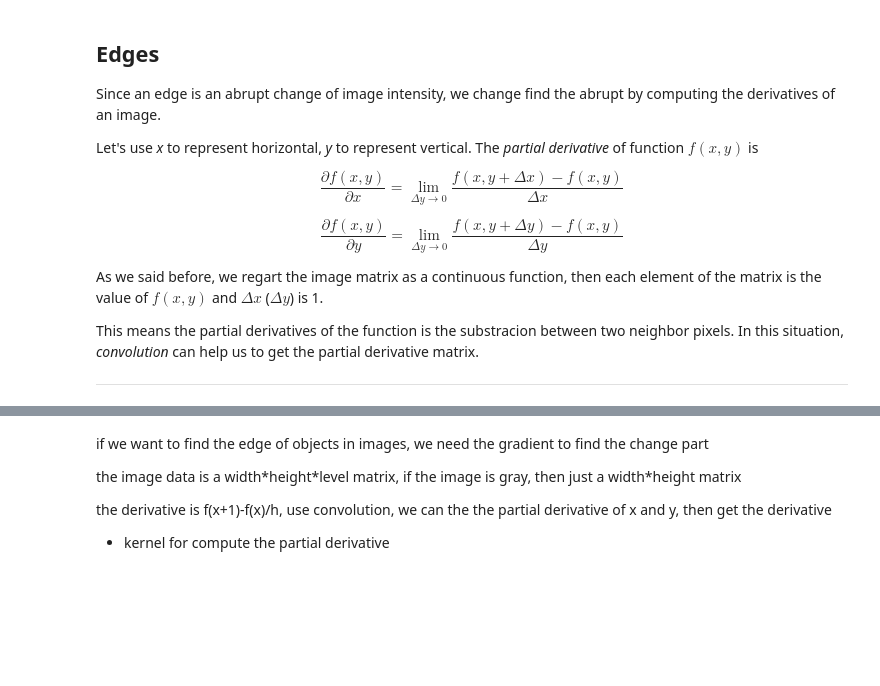
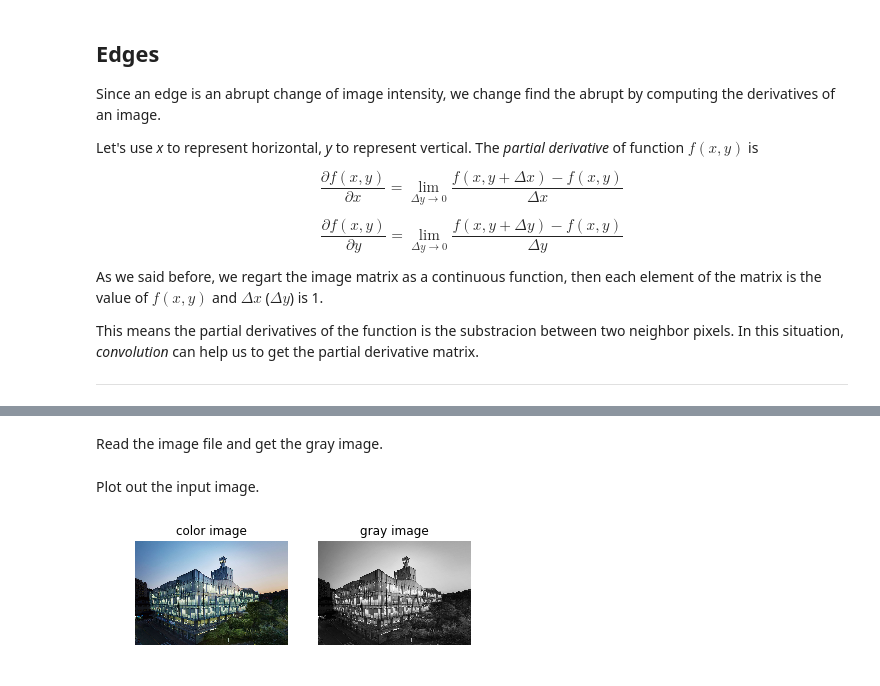
Before and after one commit to z1ggy-o/assignment01, a Jupyter notebook: assignment05/assignment05.ipynb, the cells around one changed output, grey strips where cells are left out. Saved outputs shown, nothing was run; the diff lists cells and outputs as text; code cells hidden in the pictures; blank space fills up the shorter version.

```diff
--- a/assignment05/assignment05.ipynb
+++ b/assignment05/assignment05.ipynb
@@ -69,10 +67,0 @@ and,
-# %% [markdown]
-if we want to find the edge of objects in images,
-we need the gradient to find the change part
-
-the image data is a width\*height\*level matrix,
-if the image is gray, then just a width\*height matrix
-
-the derivative is f(x+1)-f(x)/h, use convolution, we can the the partial derivative of x and y, then get the derivative
-
-- kernel for compute the partial derivative
@@ -78,0 +74,23 @@ the derivative is f(x+1)-f(x)/h, use convolution, we can the the partial derivat
+# %% [markdown]
+Read the image file and get the gray image.
+# %%
+file_image = 'cau.jpg'
+
+im_color = io.imread(file_image)
+im_gray = color.rgb2gray(im_color)
+# %% [markdown]
+Plot out the input image.
+# %%
+p1 = plt.subplot(1, 2, 1)
+p1.set_title('color image')
+plt.imshow(im_color)
+plt.axis('off')
+
+p2 = plt.subplot(1, 2, 2)
+p2.set_title('gray image')
+plt.imshow(im_gray, cmap='gray')
+plt.axis('off')
+
+plt.show()
+# %% [output]
+[figure, added]
```
Also changed, not shown: parts of 26 cells of this notebook, 3 other files.
